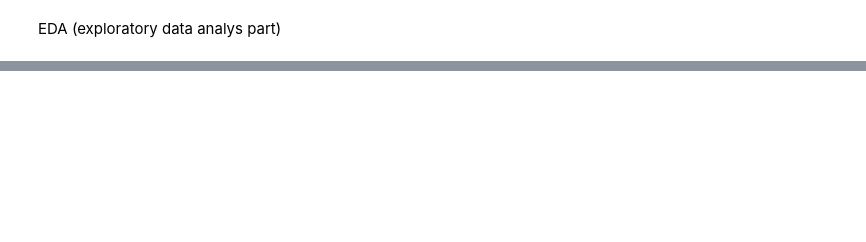
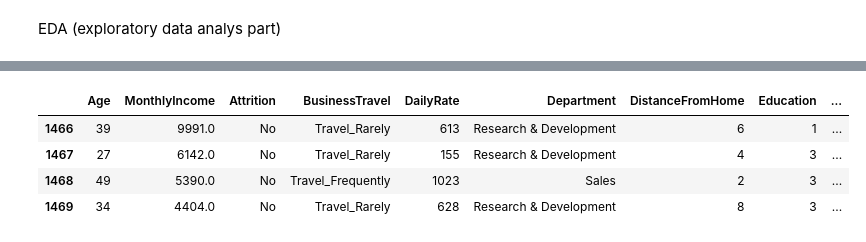
Before and after one commit to dnbrk13/danasrepo, a Jupyter notebook: capstone_project.ipynb, the cells around one changed output, grey strips where cells are left out. Saved outputs shown, nothing was run; the diff lists cells and outputs as text; code cells hidden in the pictures; blank space fills up the shorter version.

```diff
--- a/capstone_project.ipynb
+++ b/capstone_project.ipynb
@@ -25,0 +50,9 @@ hr_df
+# %%
+# view the last couple of rows using .tail()
+hr_df.tail(4)
+# %% [output]
+|  | Age | MonthlyIncome | Attrition | BusinessTravel | DailyRate | Department | DistanceFromHome | Education | ... |
+| 1466 | 39 | 9991.0 | No | Travel_Rarely | 613 | Research & Development | 6 | 1 | ... |
+| 1467 | 27 | 6142.0 | No | Travel_Rarely | 155 | Research & Development | 4 | 3 | ... |
+| 1468 | 49 | 5390.0 | No | Travel_Frequently | 1023 | Sales | 2 | 3 | ... |
+| 1469 | 34 | 4404.0 | No | Travel_Rarely | 628 | Research & Development | 8 | 3 | ... |
```
Also changed, not shown: parts of 7 cells of this notebook.
